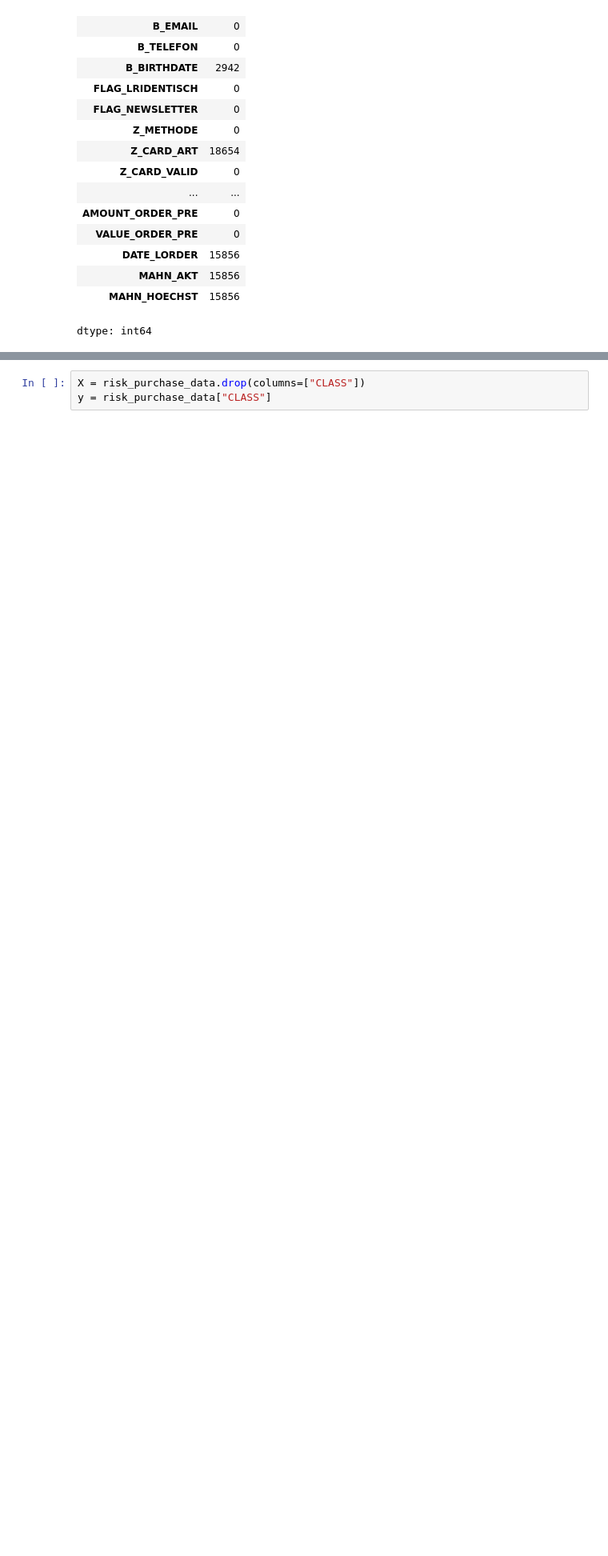
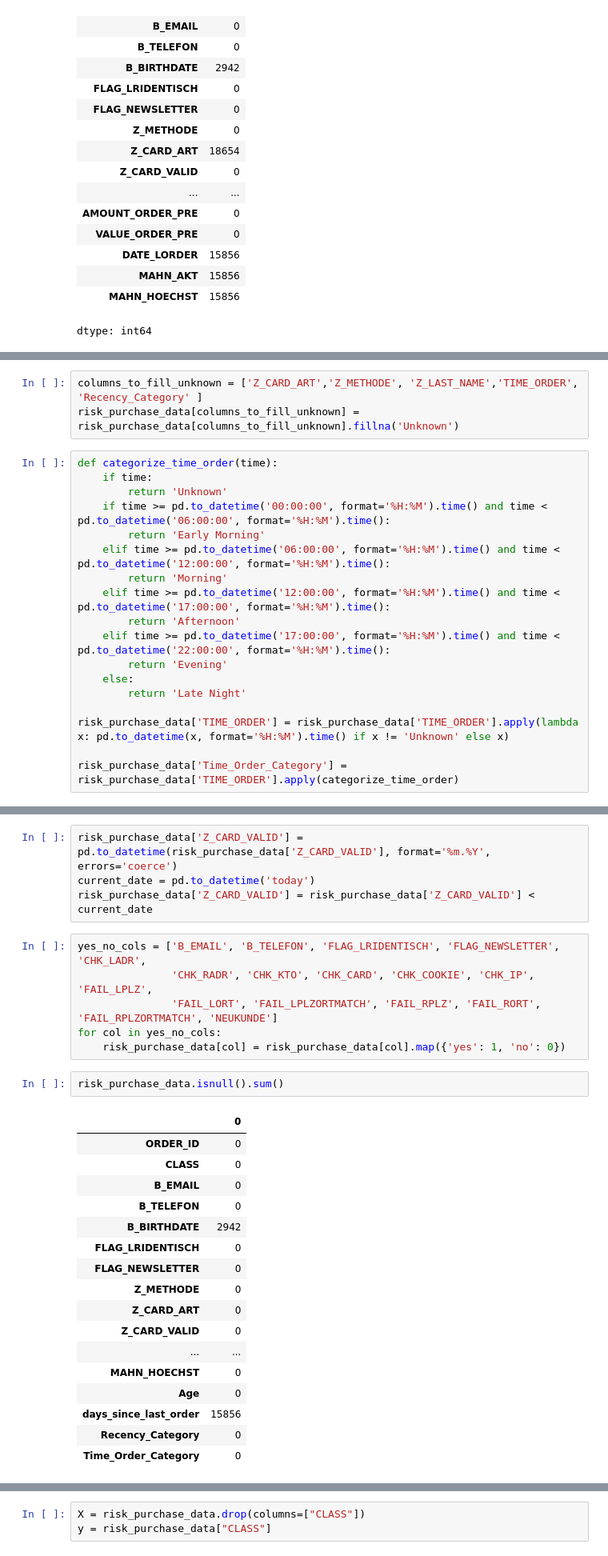
Before and after one commit to aacict/AI-Machine-Learning, a Jupyter notebook: purchase_risk_classification/code.ipynb, the cells around one changed output, grey strips where cells are left out. Shown at 80% size. Saved outputs shown, nothing was run; the diff lists cells and outputs as text; blank space fills up the shorter version.

Commit message:
Handling missing value, and feature engineering to retrieve categories like time_order etc

```diff
--- a/purchase_risk_classification/code.ipynb
+++ b/purchase_risk_classification/code.ipynb
@@ -105,0 +128,21 @@ risk_purchase_data['Age'] = risk_purchase_data['B_BIRTHDATE'].apply(calculate_ag
+# %%
+columns_to_fill_unknown = ['Z_CARD_ART','Z_METHODE', 'Z_LAST_NAME','TIME_ORDER', 'Recency_Category' ]
+risk_purchase_data[columns_to_fill_unknown] = risk_purchase_data[columns_to_fill_unknown].fillna('Unknown')
+# %%
+def categorize_time_order(time):
+    if time:
+        return 'Unknown'
+    if time >= pd.to_datetime('00:00:00', format='%H:%M').time() and time < pd.to_datetime('06:00:00', format='%H:%M').time():
+        return 'Early Morning'
+    elif time >= pd.to_datetime('06:00:00', format='%H:%M').time() and time < pd.to_datetime('12:00:00', format='%H:%M').time():
+        return 'Morning'
+    elif time >= pd.to_datetime('12:00:00', format='%H:%M').time() and time < pd.to_datetime('17:00:00', format='%H:%M').time():
+        return 'Afternoon'
+    elif time >= pd.to_datetime('17:00:00', format='%H:%M').time() and time < pd.to_datetime('22:00:00', format='%H:%M').time():
+        return 'Evening'
+    else:
+        return 'Late Night'
+
+risk_purchase_data['TIME_ORDER'] = risk_purchase_data['TIME_ORDER'].apply(lambda x: pd.to_datetime(x, format='%H:%M').time() if x != 'Unknown' else x)
+
+risk_purchase_data['Time_Order_Category'] = risk_purchase_data['TIME_ORDER'].apply(categorize_time_order)
@@ -105,0 +158,30 @@ risk_purchase_data['Age'] = risk_purchase_data['B_BIRTHDATE'].apply(calculate_ag
+# %%
+risk_purchase_data['Z_CARD_VALID'] = pd.to_datetime(risk_purchase_data['Z_CARD_VALID'], format='%m.%Y', errors='coerce')
+current_date = pd.to_datetime('today')
+risk_purchase_data['Z_CARD_VALID'] = risk_purchase_data['Z_CARD_VALID'] < current_date
+# %%
+yes_no_cols = ['B_EMAIL', 'B_TELEFON', 'FLAG_LRIDENTISCH', 'FLAG_NEWSLETTER', 'CHK_LADR',
+               'CHK_RADR', 'CHK_KTO', 'CHK_CARD', 'CHK_COOKIE', 'CHK_IP', 'FAIL_LPLZ',
+               'FAIL_LORT', 'FAIL_LPLZORTMATCH', 'FAIL_RPLZ', 'FAIL_RORT', 'FAIL_RPLZORTMATCH', 'NEUKUNDE']
+for col in yes_no_cols:
+    risk_purchase_data[col] = risk_purchase_data[col].map({'yes': 1, 'no': 0})
+# %%
+risk_purchase_data.isnull().sum()
+# %% [output]
+|  | 0 |
+| ORDER_ID | 0 |
+| CLASS | 0 |
+| B_EMAIL | 0 |
+| B_TELEFON | 0 |
+| B_BIRTHDATE | 2942 |
+| FLAG_LRIDENTISCH | 0 |
+| FLAG_NEWSLETTER | 0 |
+| Z_METHODE | 0 |
+| Z_CARD_ART | 0 |
+| Z_CARD_VALID | 0 |
+| ... | ... |
+| MAHN_HOECHST | 0 |
+| Age | 0 |
+| days_since_last_order | 15856 |
+| Recency_Category | 0 |
+| Time_Order_Category | 0 |
```
Also changed, not shown: parts of 11 cells of this notebook.
